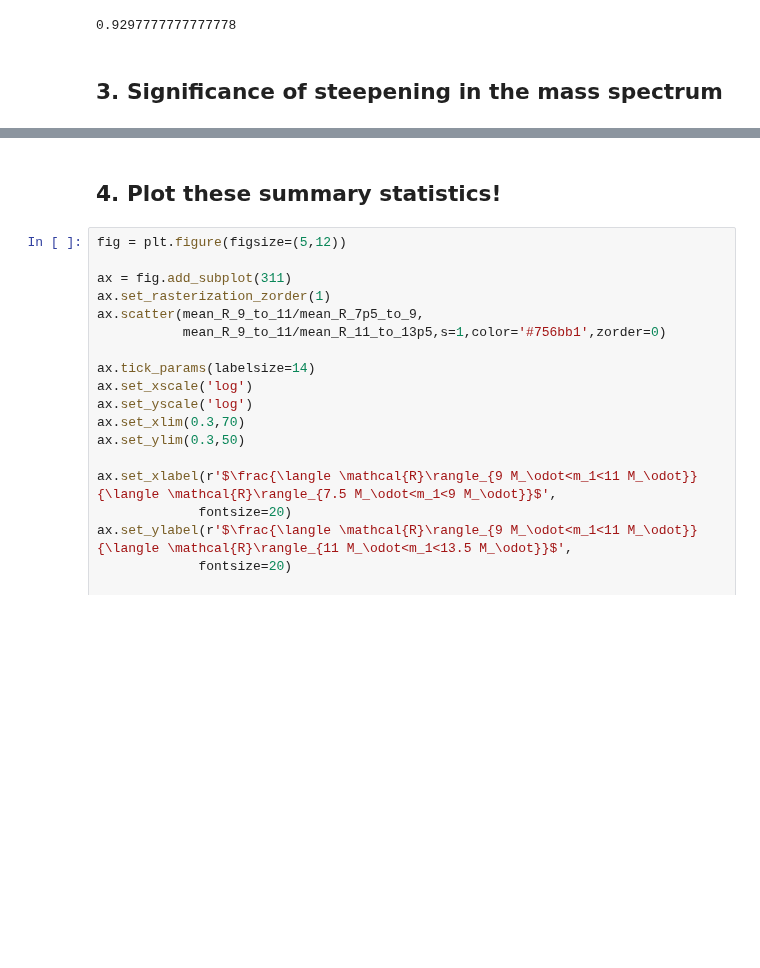
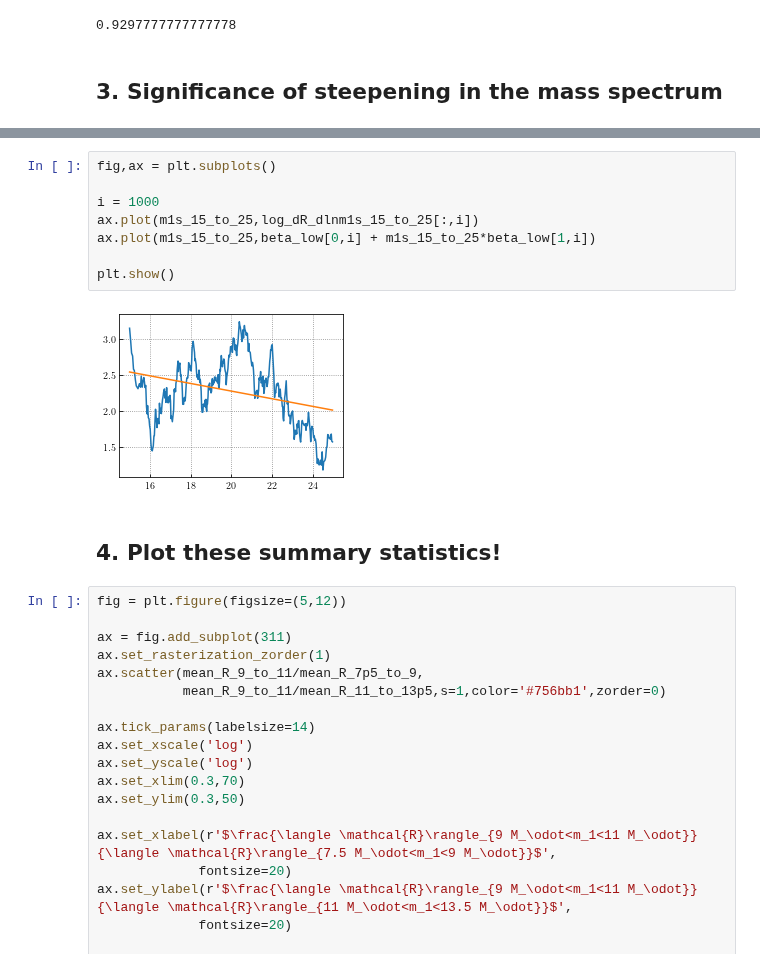
Before and after one commit to tcallister/autoregressive-bbh-inference, a Jupyter notebook: figures/make_figure_04.ipynb, the cells around one changed output, grey strips where cells are left out. Drawn from its saved outputs; the diff is of its cells as text; blank space fills up the shorter version.

```diff
--- a/figures/make_figure_04.ipynb
+++ b/figures/make_figure_04.ipynb
@@ -105,3 +135,13 @@ significance_steepening
+# %%
+fig,ax = plt.subplots()
+
+i = 1000
+ax.plot(m1s_15_to_25,log_dR_dlnm1s_15_to_25[:,i])
+ax.plot(m1s_15_to_25,beta_low[0,i] + m1s_15_to_25*beta_low[1,i])
+
+plt.show()
+# %% [output]
+[figure, added]
 # %% [markdown]
 ## 4. Plot these summary statistics!
 # %%
```
Also changed, not shown: parts of 6 cells of this notebook, 5 other files.
